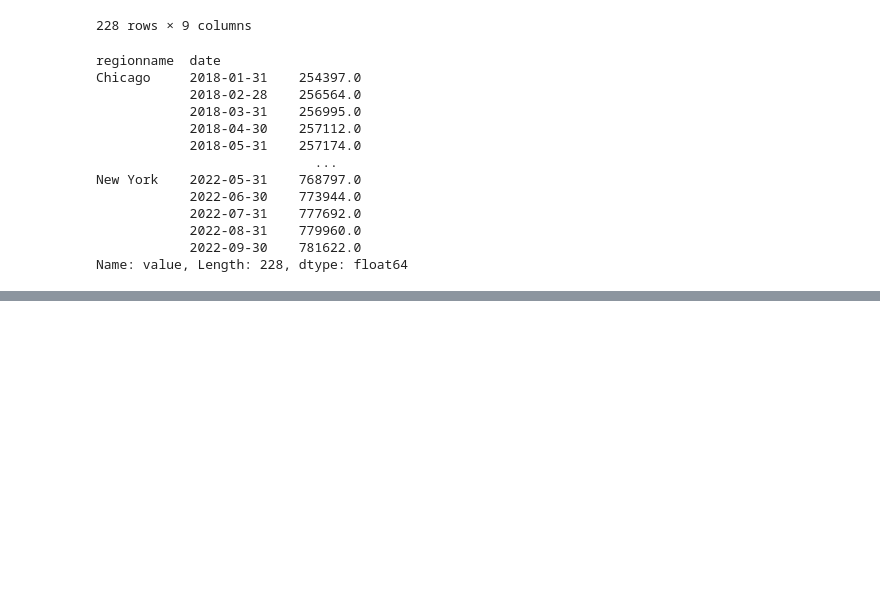
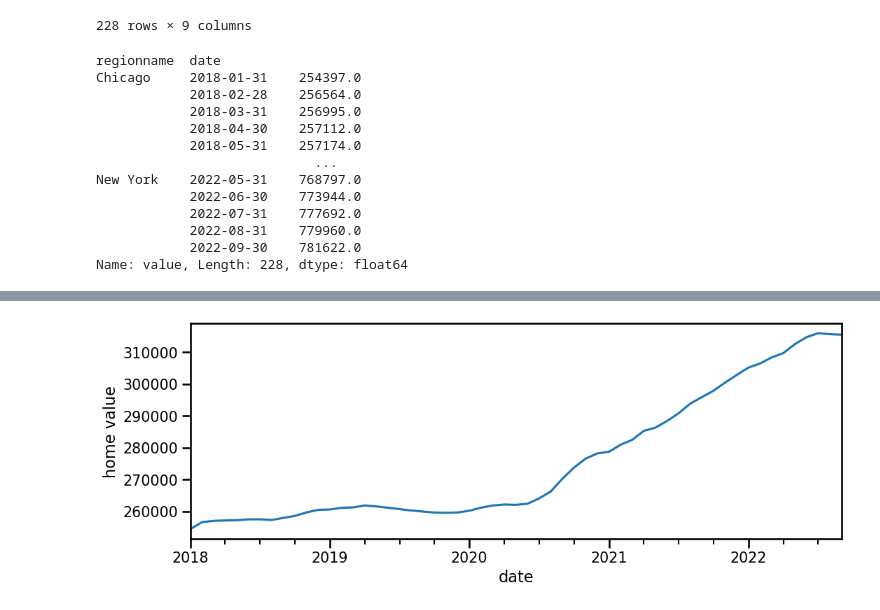
Before and after one commit to eccecarreon/data-viz-core-assignments, a Jupyter notebook: Gridsearch SARIMA Models (Core).ipynb, the cells around one changed output, grey strips where cells are left out. Drawn from its saved outputs; the diff is of its cells as text; code cells hidden in the pictures; blank space fills up the shorter version.

```diff
--- a/Gridsearch SARIMA Models (Core).ipynb
+++ b/Gridsearch SARIMA Models (Core).ipynb
@@ -591,0 +589,30 @@ dtype: float64
+# %%
+import pandas as pd
+import numpy as np
+
+import matplotlib as mpl
+import matplotlib.pyplot as plt
+import seaborn as sns
+
+import pmdarima as pm
+from pmdarima.arima.utils import ndiffs, nsdiffs
+from pmdarima.model_selection import train_test_split
+
+from sklearn import set_config
+from sklearn.linear_model import LinearRegression
+from sklearn.metrics import (
+    mean_absolute_error,
+    mean_absolute_percentage_error,
+    mean_squared_error,
+    r2_score,
+)
+
+import statsmodels.tsa.api as tsa
+
+#set_config(transform_output="pandas")
+plt.rcParams["figure.figsize"] = (12, 4)
+sns.set_context("talk", font_scale=0.9)
+
+# set random seed
+SEED = 321
+np.random.seed(SEED)
@@ -649,0 +790,3 @@ Name: value, Length: 228, dtype: float64
+# %%
+ts = melted.loc['2018':'2022', ['value']]
+ts
@@ -649,0 +808,3 @@ Name: value, Length: 228, dtype: float64
+# %%
+ts = ts.resample('M').last()['value']
+ts
@@ -649,0 +844,5 @@ Name: value, Length: 228, dtype: float64
+# %%
+ax = ts.plot()
+ax.set_ylabel('home value');
+# %% [output]
+[figure, added]
```
Also changed, not shown: parts of 34 cells of this notebook.
